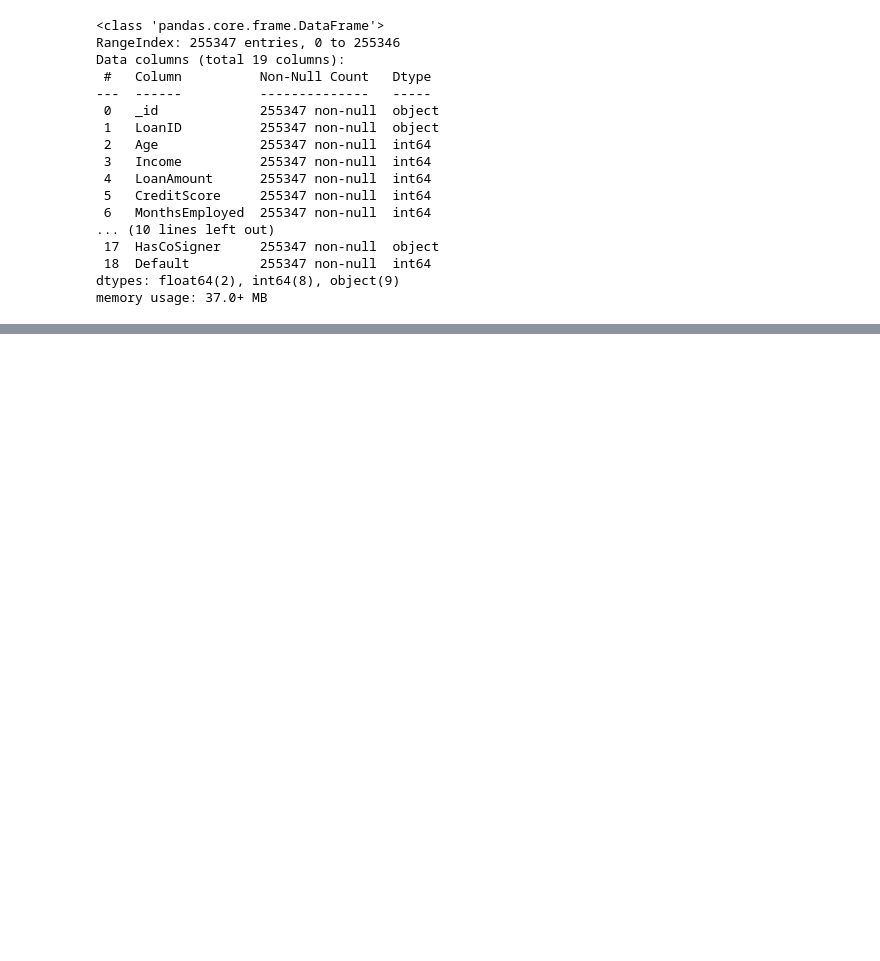
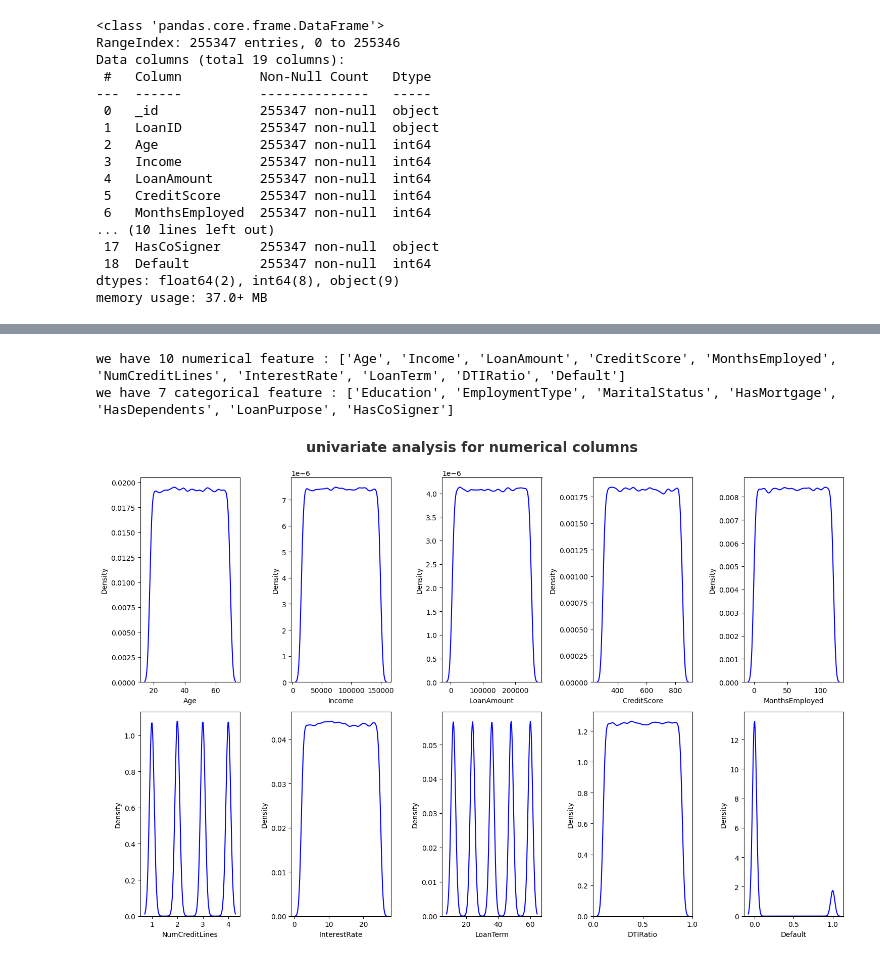
Before and after one commit to Jagadeesha89/loandefault, a Jupyter notebook: notebooks/test_data_pull.ipynb, the cells around one changed output, grey strips where cells are left out. Drawn from its saved outputs; the diff is of its cells as text; code cells hidden in the pictures; blank space fills up the shorter version.

```diff
--- a/notebooks/test_data_pull.ipynb
+++ b/notebooks/test_data_pull.ipynb
@@ -14,3 +16,5 @@ MONGO_DB_URL = os.getenv("MONGO_DB_URL")
 mongoclient=pymongo.MongoClient(MONGO_DB_URL)
 collection=mongoclient[database][collection]
 df=pd.DataFrame(list(collection.find()))
+# %%
+df=df[:10000]
@@ -35,4 +55,4 @@ Data columns (total 19 columns):
 dtypes: float64(2), int64(8), object(9)
 memory usage: 37.0+ MB
 # %%
-df
+df.drop(["_id","LoanID"],axis=1,inplace=True)
@@ -52,0 +81,20 @@ df
+# %%
+num_feature=[feature for feature in df.columns if df[feature].dtype != "O"]
+cat_feat=[feature for feature in df.columns if df[feature].dtype =="O"]
+
+print(f"we have {len(num_feature)} numerical feature : {num_feature}")
+print(f"we have {len(cat_feat)} categorical feature : {cat_feat}")
+# %% [output]
+we have 10 numerical feature : ['Age', 'Income', 'LoanAmount', 'CreditScore', 'MonthsEmployed', 'NumCreditLines', 'InterestRate', 'LoanTerm', 'DTIRatio', 'Default']
+we have 7 categorical feature : ['Education', 'EmploymentType', 'MaritalStatus', 'HasMortgage', 'HasDependents', 'LoanPurpose', 'HasCoSigner']
+# %%
+plt.figure(figsize=(15,10))
+plt.suptitle("univariate analysis for numerical columns",fontsize=20,fontweight='bold',alpha=0.8,y=1.)
+
+for i in range(0,len(num_feature)):
+    plt.subplot(2,5,i+1)
+    sns.kdeplot(x=df[num_feature[i]],color='blue')
+    plt.xlabel(num_feature[i])
+    plt.tight_layout()
+# %% [output]
+[figure, added]
```
Also changed, not shown: parts of 18 cells of this notebook, 15 other files.
